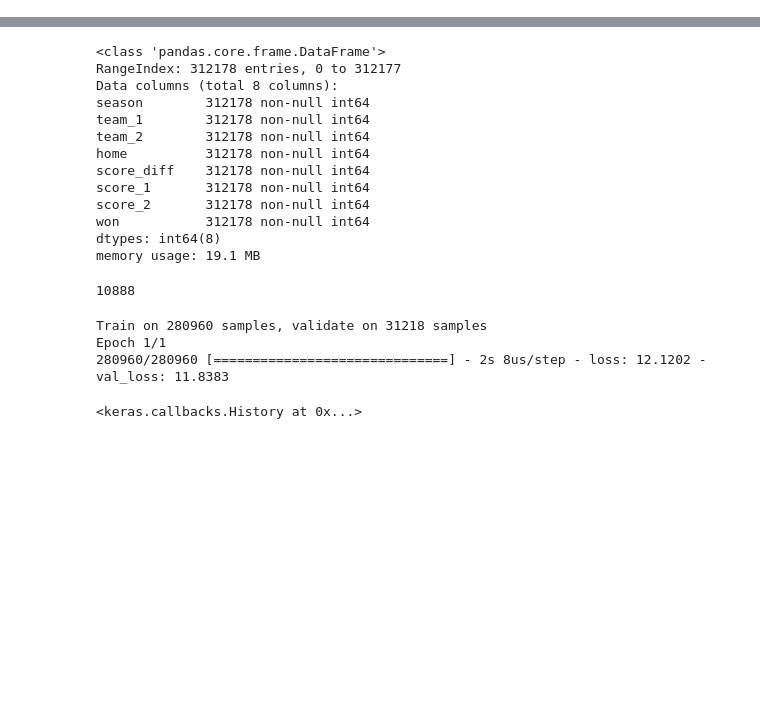
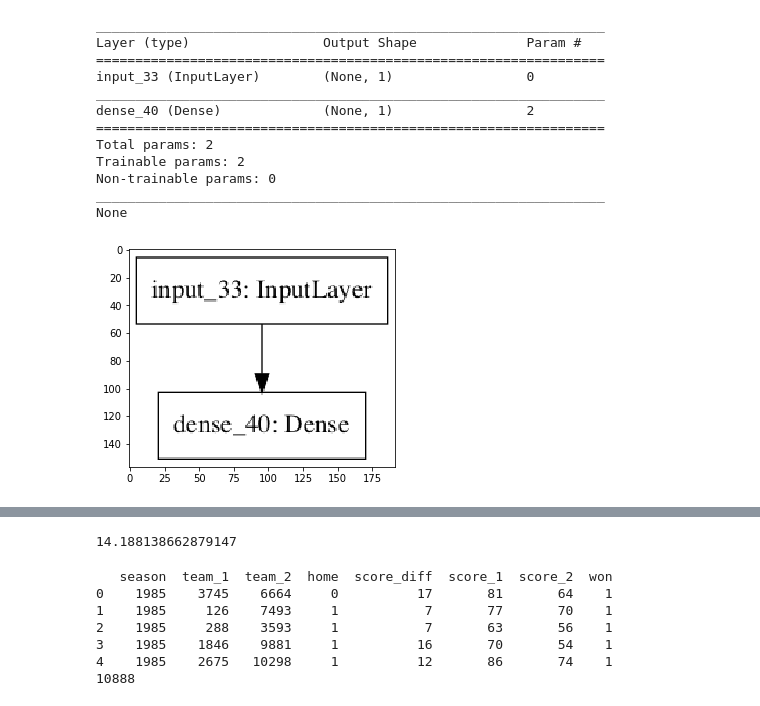
Before and after one commit to thap/python_basics_to_advanced, a Jupyter notebook: advanced_deep_learning/advanced_dl.ipynb, the cells around one changed output, grey strips where cells are left out. Drawn from its saved outputs; the diff is of its cells as text; code cells hidden in the pictures; blank space fills up the shorter version.

```diff
--- a/advanced_deep_learning/advanced_dl.ipynb
+++ b/advanced_deep_learning/advanced_dl.ipynb
@@ -98,0 +44,27 @@ model.evaluate(games_tourney_test.seed_diff, games_tourney_test.score_diff)
+# %%
+input_tensor = Input(shape=(1,))
+output_tensor = Dense(1)(input_tensor)
+model1 = Model(input_tensor, output_tensor)
+model1.compile(optimizer='adam', loss='mean_absolute_error')
+print(model1.summary())
+plot_model(model1, to_file='model1.png')
+data = plt.imread('model1.png')
+plt.imshow(data)
+plt.show()
+model1.fit(games_tourney_train.seed_diff, games_tourney_train.score_diff,
+          epochs=1, batch_size=128, validation_split=0.1, verbose=True)
+model1.evaluate(games_tourney_test.seed_diff, games_tourney_test.score_diff)
+# %% [output]
+_________________________________________________________________
+Layer (type)                 Output Shape              Param #
+=================================================================
+input_33 (InputLayer)        (None, 1)                 0
+_________________________________________________________________
+dense_40 (Dense)             (None, 1)                 2
+=================================================================
+Total params: 2
+Trainable params: 2
+Non-trainable params: 0
+_________________________________________________________________
+None
+[figure, added]
@@ -99,22 +75,14 @@ model.evaluate(games_tourney_test.seed_diff, games_tourney_test.score_diff)
+14.188138662879147
 # %%
 games_season = pd.read_csv('basketball_data/games_season.csv')
-games_season.info()
+print(games_season.head())
+n_teams = unique(games_season.team_1).shape[0]
+print(n_teams)
 # %% [output]
-<class 'pandas.core.frame.DataFrame'>
-RangeIndex: 312178 entries, 0 to 312177
-Data columns (total 8 columns):
-season        312178 non-null int64
-team_1        312178 non-null int64
-team_2        312178 non-null int64
-home          312178 non-null int64
-score_diff    312178 non-null int64
-score_1       312178 non-null int64
-score_2       312178 non-null int64
-won           312178 non-null int64
-dtypes: int64(8)
-memory usage: 19.1 MB
+   season  team_1  team_2  home  score_diff  score_1  score_2  won
+0    1985    3745    6664     0          17       81       64    1
+1    1985     126    7493     1           7       77       70    1
+2    1985     288    3593     1           7       63       56    1
+3    1985    1846    9881     1          16       70       54    1
+4    1985    2675   10298     1          12       86       74    1
+10888
-# %%
-n_teams = unique(games_season.team_1).shape[0]
-n_teams
-# %% [output]
-10888
@@ -140,10 +88,0 @@ model.compile('adam', 'mean_absolute_error')
-# %%
-input_1 = games_season.team_1
-input_2 = games_season.team_2
-model.fit([input_1, input_2], games_season['score_diff'], epochs=1, batch_size=2048,
-          validation_split=0.1, verbose=True)
-# %% [output]
-Train on 280960 samples, validate on 31218 samples
-Epoch 1/1
-280960/280960 [==============================] - 2s 8us/step - loss: 12.1202 - val_loss: 11.8383
-<keras.callbacks.History at 0x...>
```
Also changed, not shown: parts of 21 cells of this notebook, 7 other files.
